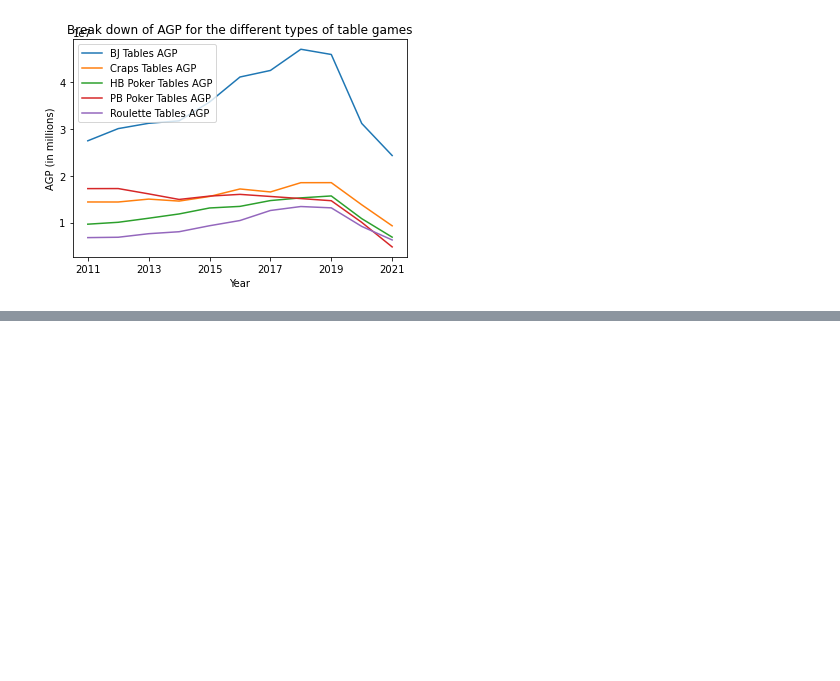
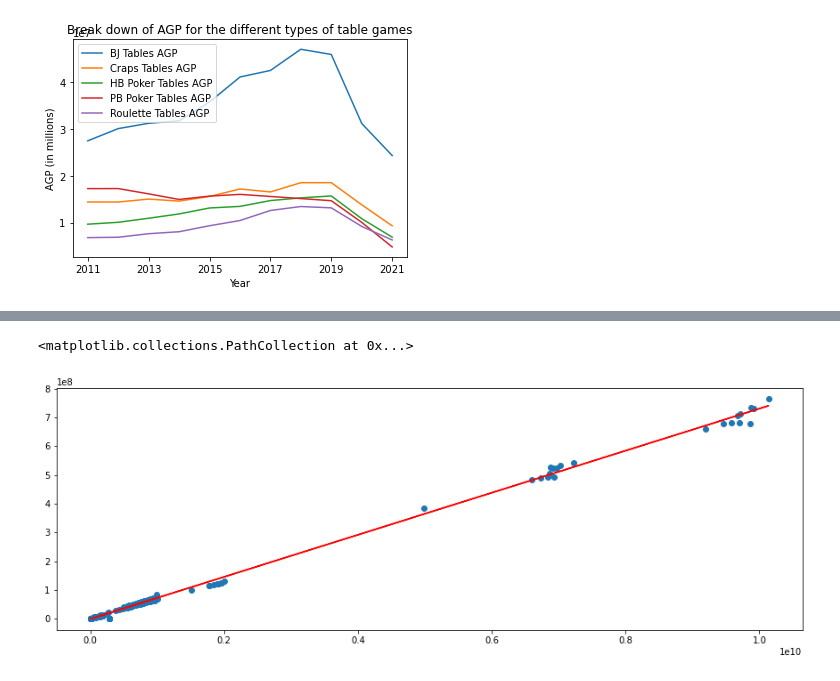
Before and after one commit to MattsonCam/Casino_Royale, a Jupyter notebook: casino_royale.ipynb, the cells around one changed output, grey strips where cells are left out. Drawn from its saved outputs; the diff is of its cells as text; code cells hidden in the pictures; blank space fills up the shorter version.

Commit message:
Added a regression with a graph

```diff
--- a/casino_royale.ipynb
+++ b/casino_royale.ipynb
@@ -253,0 +251,16 @@ Text(0.5, 1.0, 'AGP vs. Coins In for all Slot Machines')
+# %%
+xdata = slotcoin.reshape(-1,1)
+ydata = slotagp.reshape(-1,1)
+xdata_train, xdata_test, ydata_train, ydata_test = train_test_split(xdata, ydata, test_size=0.2)
+linreg = LinearRegression()
+linreg.fit(xdata_train, ydata_train)
+ydata_pred = linreg.predict(xdata_test)
+inter = linreg.intercept_
+slope = linreg.coef_
+calcy = xdata*slope + inter
+ax = plt.gca()
+plt.plot(xdata,calcy,'r')
+plt.scatter(slotcoin,slotagp)
+# %% [output]
+<matplotlib.collections.PathCollection at 0x...>
+[figure, added]
```
Also changed, not shown: parts of 2 cells of this notebook.
